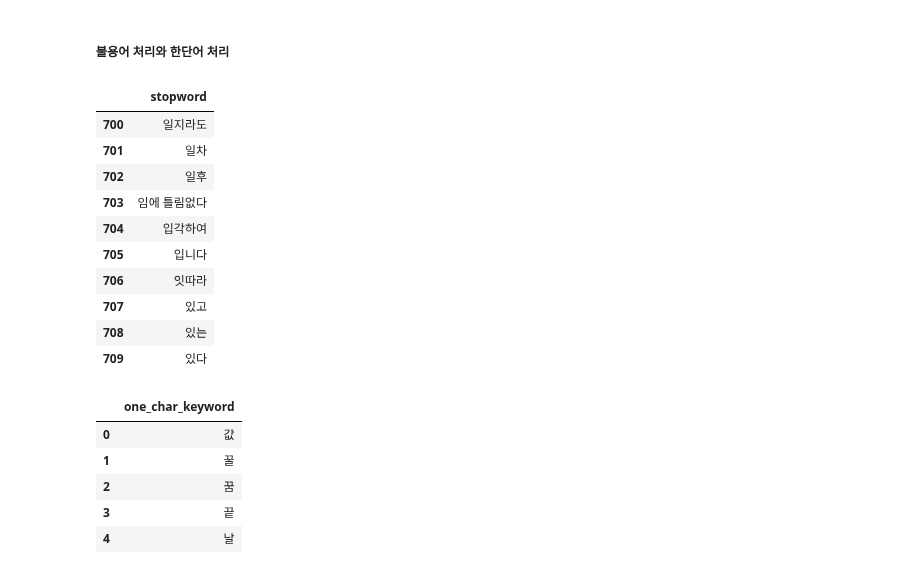
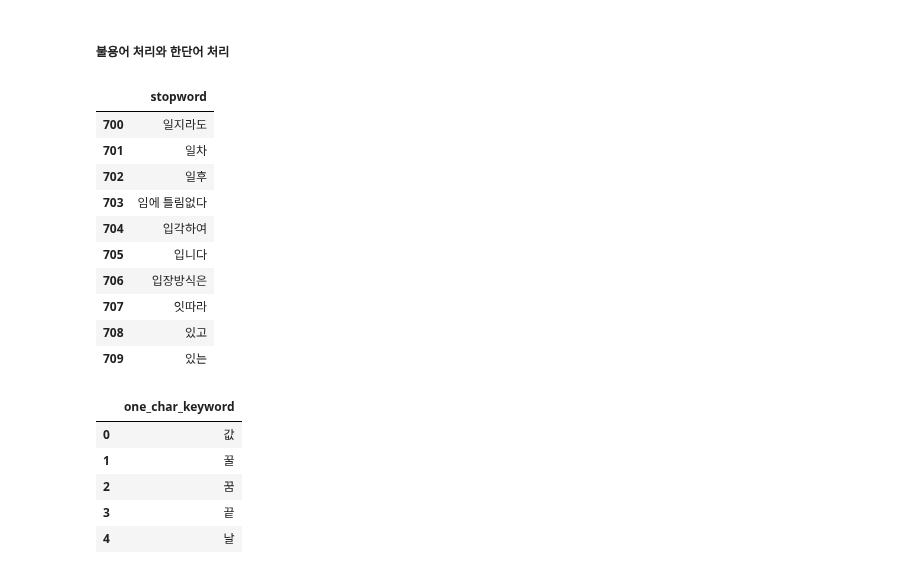
Before and after one commit to estskyway/project_data_analystics, a Jupyter notebook: codes/데이터 전처리/hyein_total_preprocess.ipynb, the cells around one changed output. Cells and saved outputs as stored; diff of their text form; code cells hidden in the pictures.

```diff
--- a/codes/데이터 전처리/hyein_total_preprocess.ipynb
+++ b/codes/데이터 전처리/hyein_total_preprocess.ipynb
@@ -169,19 +168,19 @@ df[:5]
 ##### 불용어 처리와 한단어 처리
 # %%
 # 불용어 사전 불러오기
-df_stopwords = pd.read_excel('../../datasets/stopword_concat.csv.xlsx')
+df_stopwords = pd.read_excel('../../datasets/stopword_concat.xlsx')
 df_stopwords[700:710]
 # %% [output]
 |  | stopword |
 | 700 | 일지라도 |
 | 701 | 일차 |
 | 702 | 일후 |
 | 703 | 임에 틀림없다 |
 | 704 | 입각하여 |
 | 705 | 입니다 |
-| 706 | 잇따라 |
-| 707 | 있고 |
-| 708 | 있는 |
-| 709 | 있다 |
+| 706 | 입장방식은 |
+| 707 | 잇따라 |
+| 708 | 있고 |
+| 709 | 있는 |
 # %%
 # 한단어 사전 불러오기
```
Also changed, not shown: parts of 4 cells of this notebook.
